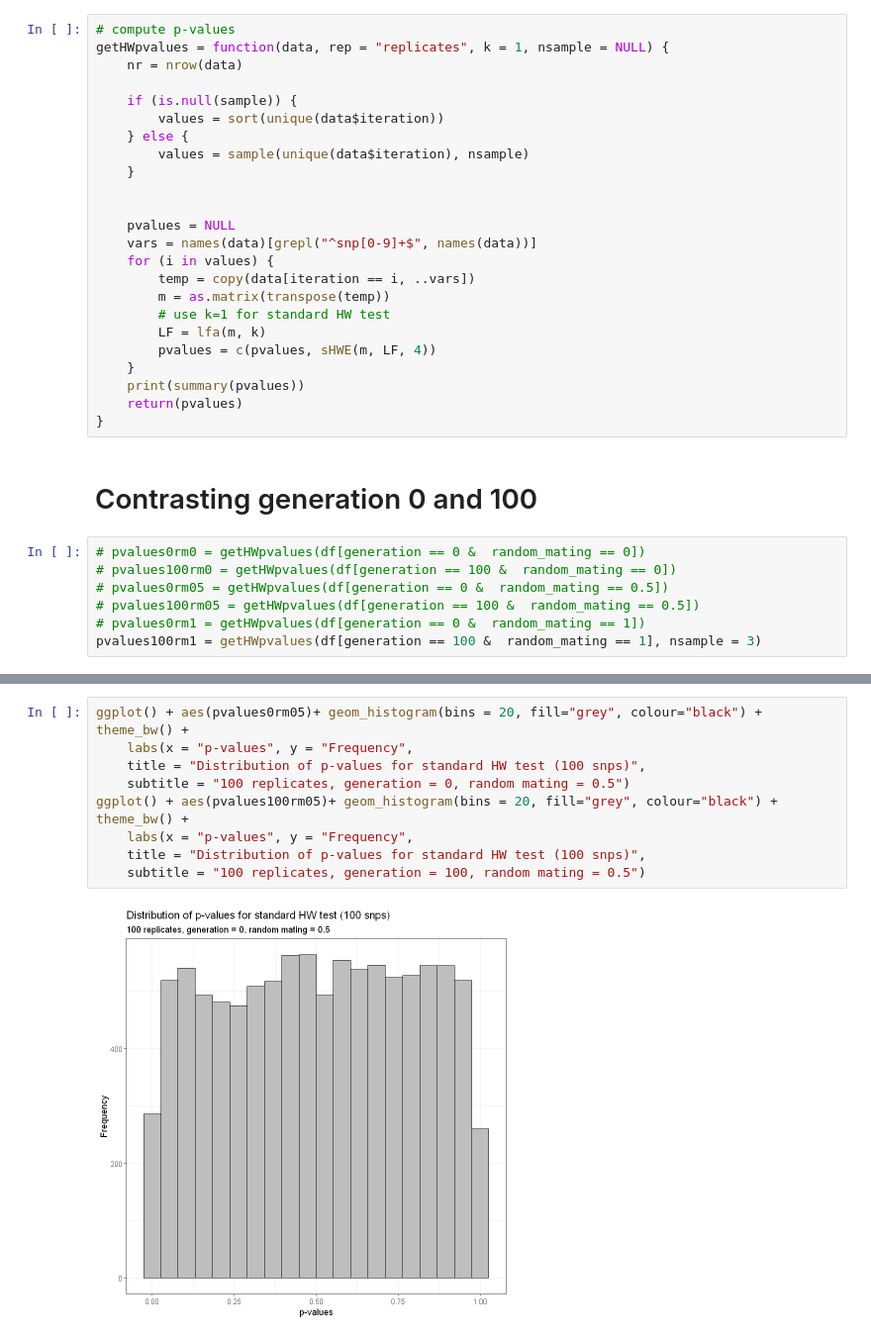
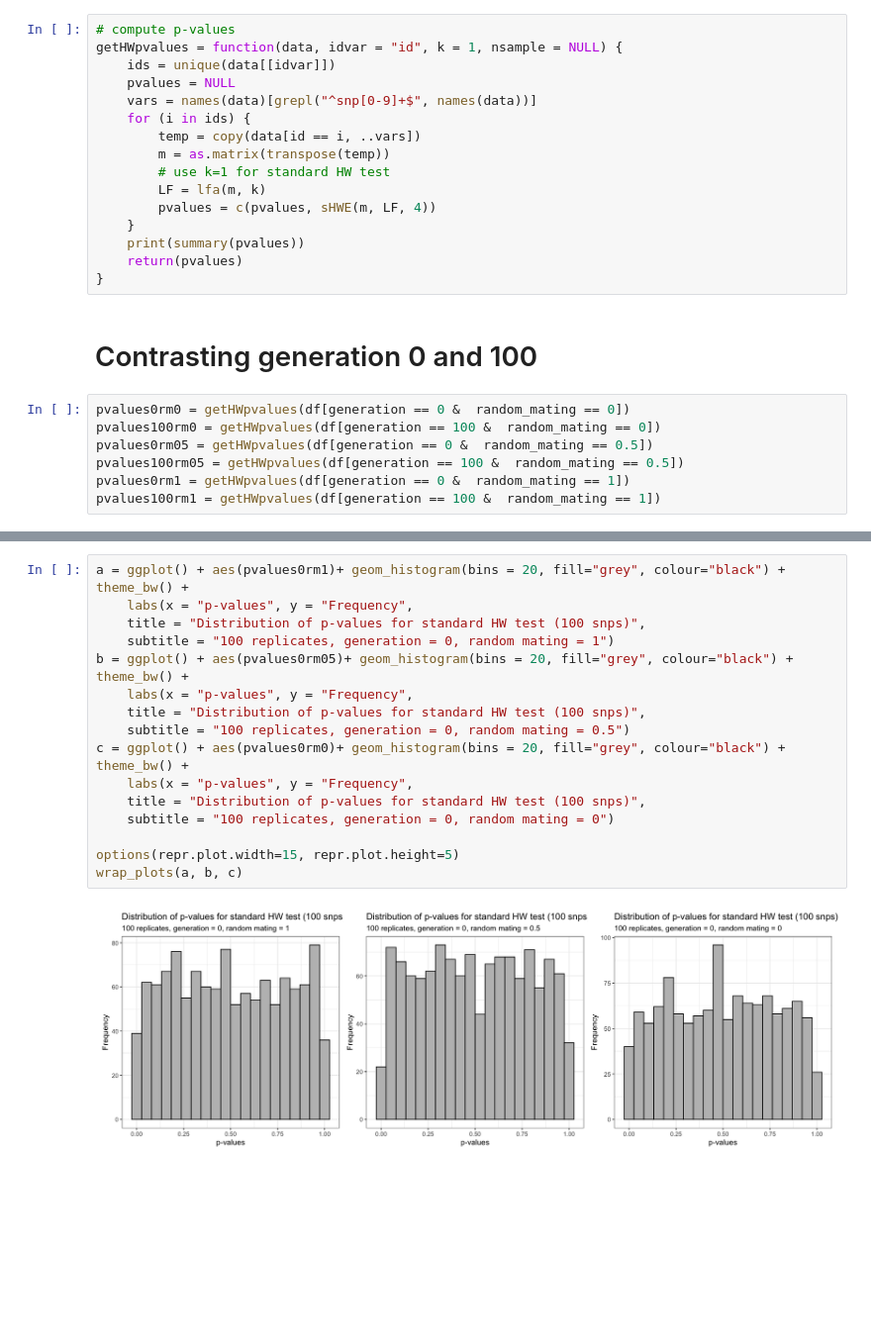
Before and after one commit to sdaza/obesity-dem-heritability, a Jupyter notebook: notebooks/testing-hw-snp-simulation.ipynb, the cells around one changed output, grey strips where cells are left out. Shown at 99% size. Drawn from its saved outputs; the diff is of its cells as text; blank space fills up the shorter version.

```diff
--- a/notebooks/testing-hw-snp-simulation.ipynb
+++ b/notebooks/testing-hw-snp-simulation.ipynb
@@ -20,19 +111,11 @@ df = merge(dat, params[, .(iteration, replicate, random_mating)], by = c("iterat
 # %%
 # compute p-values
-getHWpvalues = function(data, rep = "replicates", k = 1, nsample = NULL) {
-    nr = nrow(data)
-
-    if (is.null(sample)) {
-        values = sort(unique(data$iteration))
-    } else {
-        values = sample(unique(data$iteration), nsample)
-    }
-
-
+getHWpvalues = function(data, idvar = "id", k = 1, nsample = NULL) {
+    ids = unique(data[[idvar]])
     pvalues = NULL
     vars = names(data)[grepl("^snp[0-9]+$", names(data))]
-    for (i in values) {
-        temp = copy(data[iteration == i, ..vars])
+    for (i in ids) {
+        temp = copy(data[id == i, ..vars])
         m = as.matrix(transpose(temp))
         # use k=1 for standard HW test
         LF = lfa(m, k)
@@ -44,9 +127,9 @@ getHWpvalues = function(data, rep = "replicates", k = 1, nsample = NULL) {
 # %% [markdown]
 # Contrasting generation 0 and 100
 # %%
-# pvalues0rm0 = getHWpvalues(df[generation == 0 &  random_mating == 0])
-# pvalues100rm0 = getHWpvalues(df[generation == 100 &  random_mating == 0])
-# pvalues0rm05 = getHWpvalues(df[generation == 0 &  random_mating == 0.5])
-# pvalues100rm05 = getHWpvalues(df[generation == 100 &  random_mating == 0.5])
-# pvalues0rm1 = getHWpvalues(df[generation == 0 &  random_mating == 1])
-pvalues100rm1 = getHWpvalues(df[generation == 100 &  random_mating == 1], nsample = 3)
+pvalues0rm0 = getHWpvalues(df[generation == 0 &  random_mating == 0])
+pvalues100rm0 = getHWpvalues(df[generation == 100 &  random_mating == 0])
+pvalues0rm05 = getHWpvalues(df[generation == 0 &  random_mating == 0.5])
+pvalues100rm05 = getHWpvalues(df[generation == 100 &  random_mating == 0.5])
+pvalues0rm1 = getHWpvalues(df[generation == 0 &  random_mating == 1])
+pvalues100rm1 = getHWpvalues(df[generation == 100 &  random_mating == 1])
@@ -69,11 +167,18 @@ ggplot() + aes(pvalues100rm0)+ geom_histogram(bins = 20, fill="grey", colour="bl
 # %%
-ggplot() + aes(pvalues0rm05)+ geom_histogram(bins = 20, fill="grey", colour="black") + theme_bw() +
+a = ggplot() + aes(pvalues0rm1)+ geom_histogram(bins = 20, fill="grey", colour="black") + theme_bw() +
+    labs(x = "p-values", y = "Frequency",
+    title = "Distribution of p-values for standard HW test (100 snps)",
+    subtitle = "100 replicates, generation = 0, random mating = 1")
+b = ggplot() + aes(pvalues0rm05)+ geom_histogram(bins = 20, fill="grey", colour="black") + theme_bw() +
     labs(x = "p-values", y = "Frequency",
     title = "Distribution of p-values for standard HW test (100 snps)",
     subtitle = "100 replicates, generation = 0, random mating = 0.5")
-ggplot() + aes(pvalues100rm05)+ geom_histogram(bins = 20, fill="grey", colour="black") + theme_bw() +
+c = ggplot() + aes(pvalues0rm0)+ geom_histogram(bins = 20, fill="grey", colour="black") + theme_bw() +
     labs(x = "p-values", y = "Frequency",
     title = "Distribution of p-values for standard HW test (100 snps)",
-    subtitle = "100 replicates, generation = 100, random mating = 0.5")
+    subtitle = "100 replicates, generation = 0, random mating = 0")
+
+options(repr.plot.width=15, repr.plot.height=5)
+wrap_plots(a, b, c)
 # %% [output]
-[figure, old version]
+[figure, new version]
```
Also changed, not shown: parts of 15 cells of this notebook, 6 other files.
